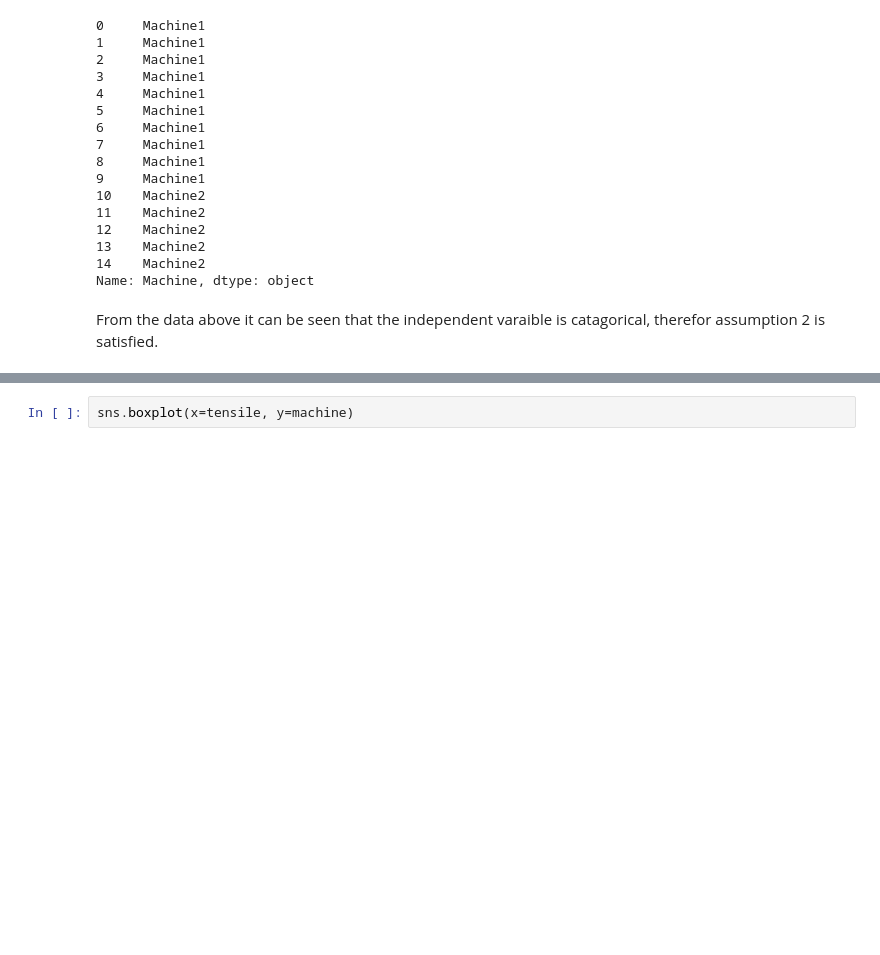
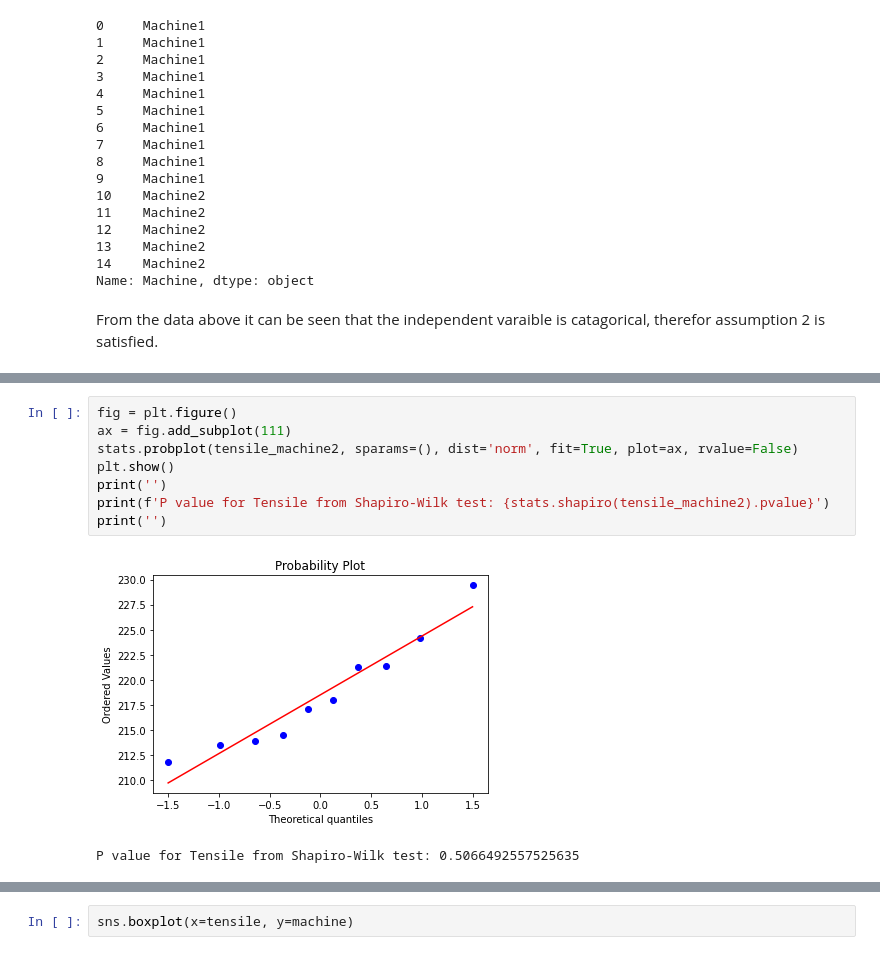
Before and after one commit to KeithQuinn/Machine-Learning-and-Statistics-Winter-21-22, a Jupyter notebook: scipy-stats.ipynb, the cells around one changed output, grey strips where cells are left out. Cells and saved outputs as stored; diff of their text form; blank space fills up the shorter version.

```diff
--- a/scipy-stats.ipynb
+++ b/scipy-stats.ipynb
@@ -341,0 +332,11 @@ There is no test for assumption 3, this is a study design issue.
+# %%
+fig = plt.figure()
+ax = fig.add_subplot(111)
+stats.probplot(tensile_machine2, sparams=(), dist='norm', fit=True, plot=ax, rvalue=False)
+plt.show()
+print('')
+print(f'P value for Tensile from Shapiro-Wilk test: {stats.shapiro(tensile_machine2).pvalue}')
+print('')
+# %% [output]
+[figure, added]
+P value for Tensile from Shapiro-Wilk test: 0.5066492557525635
```
Also changed, not shown: parts of 91 cells of this notebook, 3 other files.
